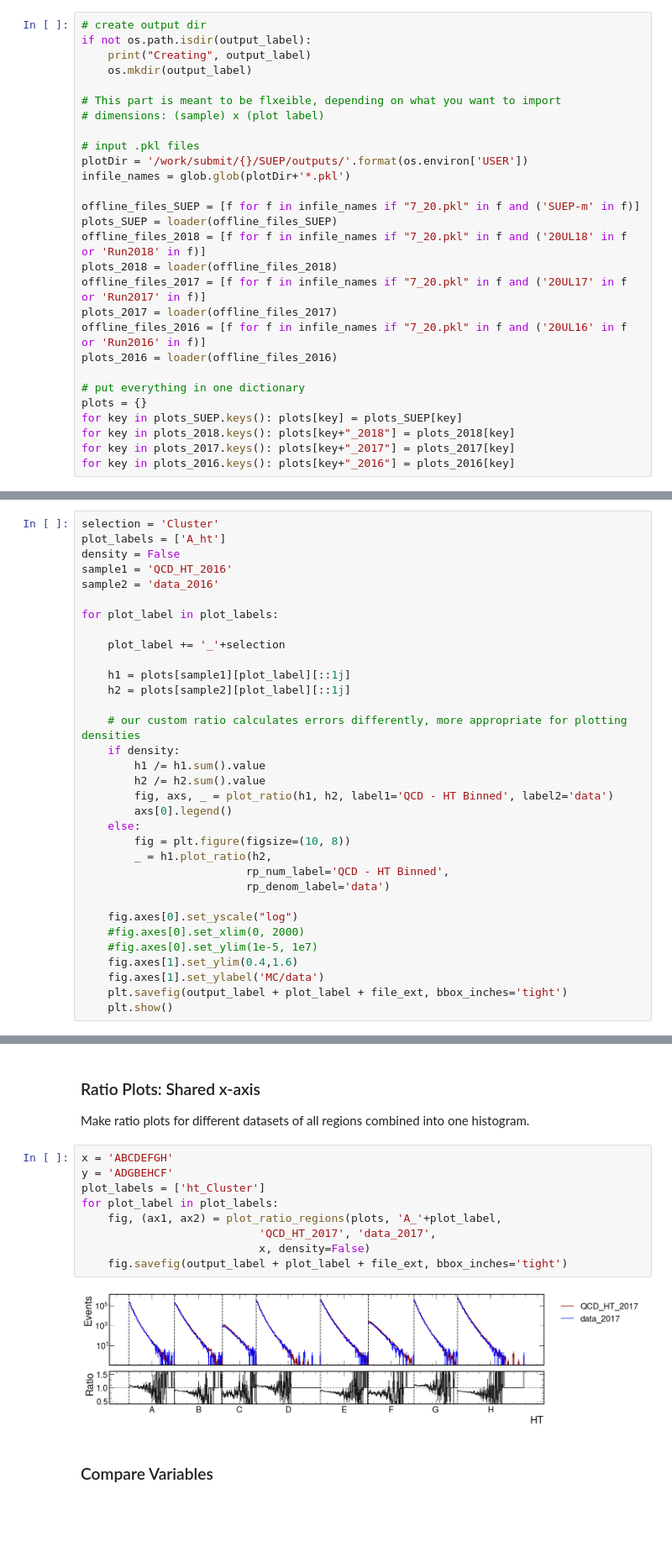
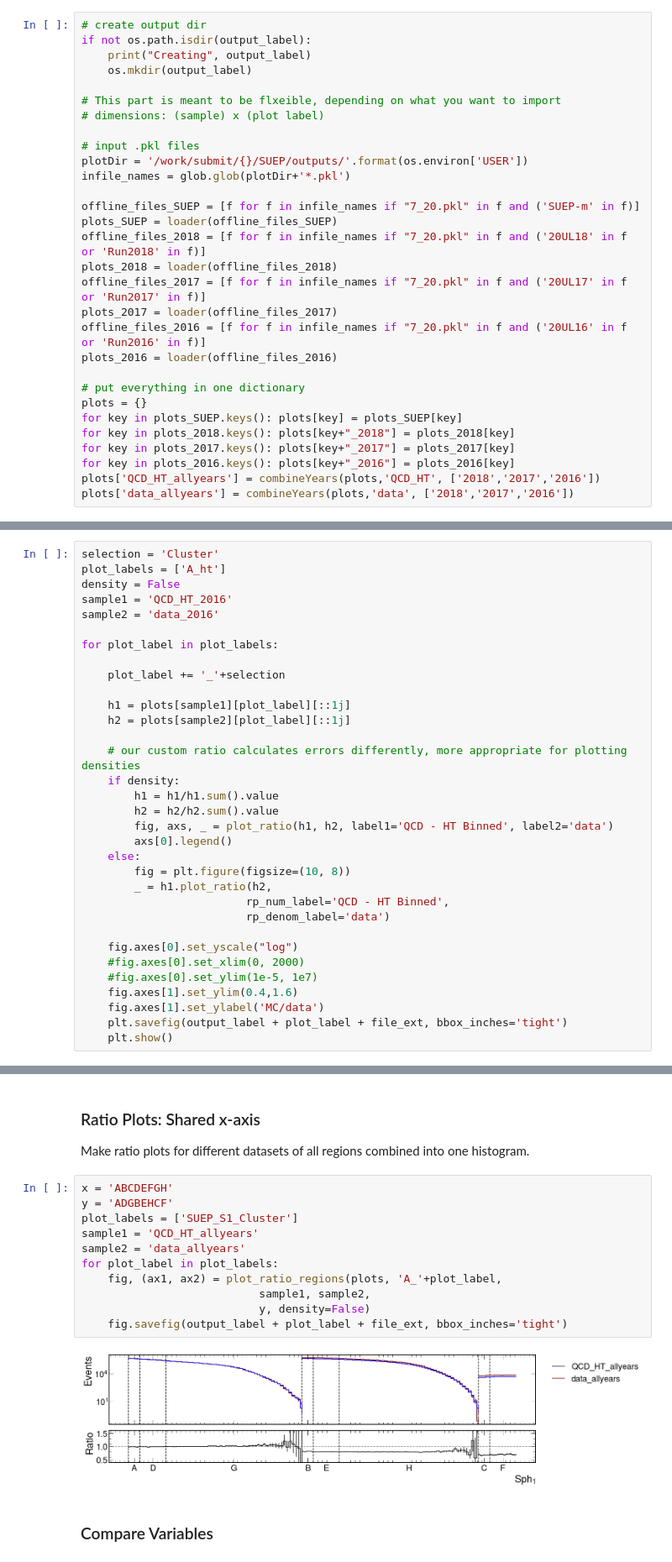
Before and after one commit to SUEPPhysics/SUEPCoffea_dask, a Jupyter notebook: plotting/plot.ipynb, the cells around one changed output, grey strips where cells are left out. Shown: that part at 84% size. Saved outputs shown, nothing was run; the diff lists cells and outputs as text; blank space fills up the shorter version.

```diff
--- a/plotting/plot.ipynb
+++ b/plotting/plot.ipynb
@@ -58,6 +58,8 @@ for key in plots_SUEP.keys(): plots[key] = plots_SUEP[key]
 for key in plots_2018.keys(): plots[key+"_2018"] = plots_2018[key]
 for key in plots_2017.keys(): plots[key+"_2017"] = plots_2017[key]
 for key in plots_2016.keys(): plots[key+"_2016"] = plots_2016[key]
+plots['QCD_HT_allyears'] = combineYears(plots,'QCD_HT', ['2018','2017','2016'])
+plots['data_allyears'] = combineYears(plots,'data', ['2018','2017','2016'])
 # %% [markdown]
 These are all the samples loaded.
 # %%
@@ -194,8 +190,8 @@ for plot_label in plot_labels:
 
     # our custom ratio calculates errors differently, more appropriate for plotting densities
     if density:
-        h1 /= h1.sum().value
-        h2 /= h2.sum().value
+        h1 = h1/h1.sum().value
+        h2 = h2/h2.sum().value
         fig, axs, _ = plot_ratio(h1, h2, label1='QCD - HT Binned', label2='data')
         axs[0].legend()
     else:
@@ -219,14 +215,16 @@ Make ratio plots for different datasets of all regions combined into one histogr
 # %%
 x = 'ABCDEFGH'
 y = 'ADGBEHCF'
-plot_labels = ['ht_Cluster']
+plot_labels = ['SUEP_S1_Cluster']
+sample1 = 'QCD_HT_allyears'
+sample2 = 'data_allyears'
 for plot_label in plot_labels:
     fig, (ax1, ax2) = plot_ratio_regions(plots, 'A_'+plot_label,
-                           'QCD_HT_2017', 'data_2017',
-                           x, density=False)
+                           sample1, sample2,
+                           y, density=False)
     fig.savefig(output_label + plot_label + file_ext, bbox_inches='tight')
 # %% [output]
-[figure, old version]
+[figure, new version]
 # %% [markdown]
 ### Compare Variables
 # %%
```
Also changed, not shown: parts of 12 cells of this notebook, 1 other file.
